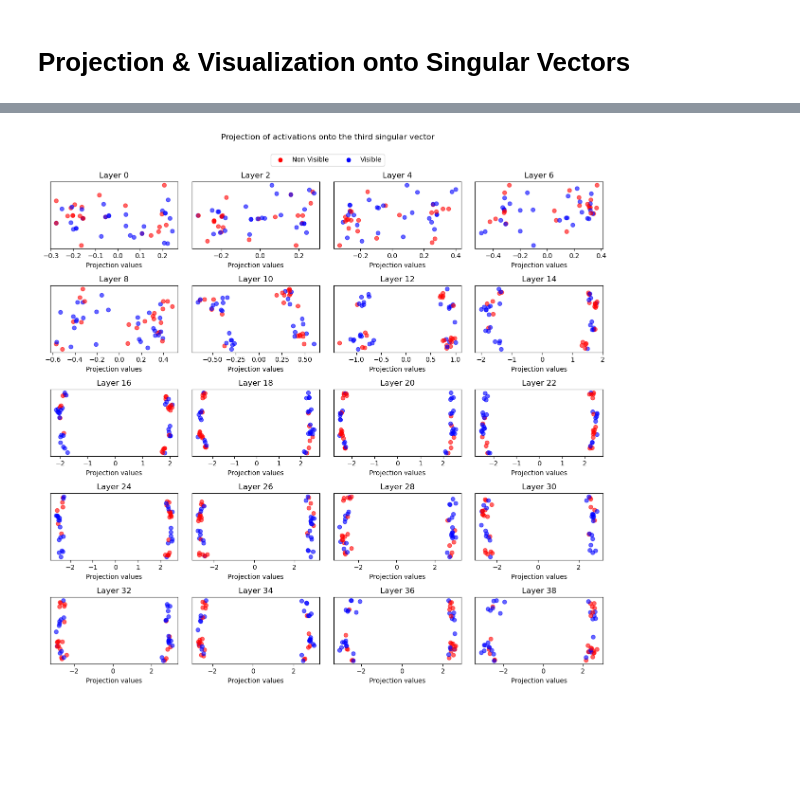
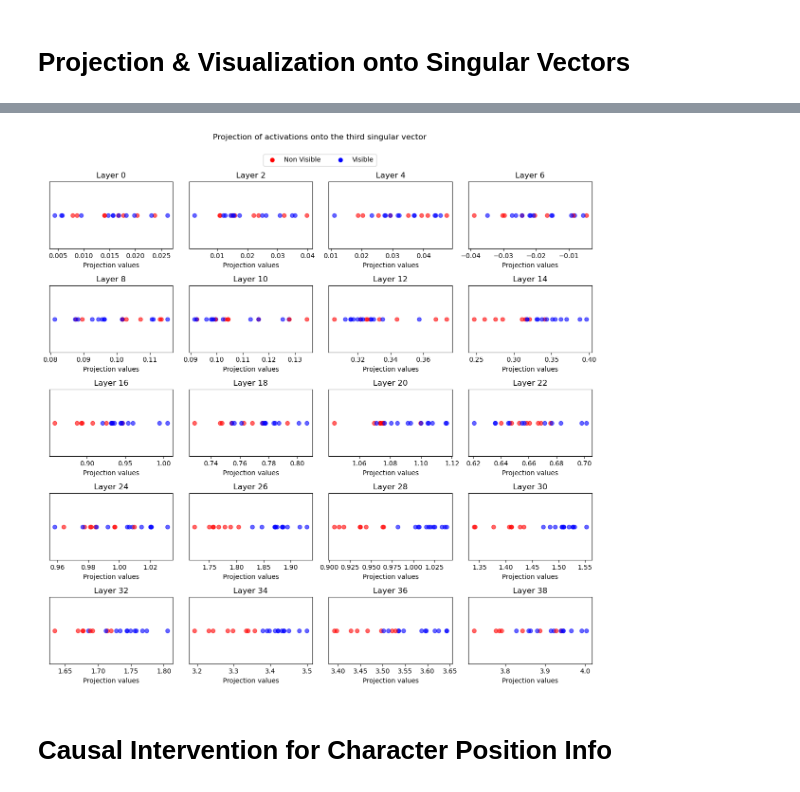
Before and after one commit to umango101/belief_tracking, a Jupyter notebook: notebooks/rep_analysis.ipynb, the cells around one changed output, grey strips where cells are left out. Cells and saved outputs as stored; diff of their text form; code cells hidden in the pictures; blank space fills up the shorter version.

Commit message:
Patching experiments using singular vectors

```diff
--- a/notebooks/rep_analysis.ipynb
+++ b/notebooks/rep_analysis.ipynb
@@ -81,21 +122,22 @@ for l in tqdm(range(40, 41)):
 # %% [markdown]
 # Load Dataset
 # %%
-n_samples = 50
+n_samples = 20
 batch_size = 1
 
 configs = []
 for _ in range(n_samples):
-    template = STORY_TEMPLATES['templates'][0]
+    template_1 = STORY_TEMPLATES['templates'][0]
+    template_2 = STORY_TEMPLATES['templates'][1]
     characters = random.sample(all_characters, 2)
-    containers = random.sample(all_containers[template["container_type"]], 2)
-    states = random.sample(all_states[template["state_type"]], 2)
+    containers = random.sample(all_containers[template_1["container_type"]], 2)
+    states = random.sample(all_states[template_1["state_type"]], 2)
     event_idx = None
     event_noticed = False
-    visibility = random.choice([True, False])
+    visibility = False
 
     sample = SampleV3(
-        template=template,
+        template=template_2 if visibility else template_1,
         characters=characters,
         containers=containers,
         states=states,
@@ -108,8 +150,9 @@ for _ in range(n_samples):
 dataset = DatasetV3(configs)
 dataloader = DataLoader(dataset, batch_size=1, shuffle=False)
 # %%
-idx = 0
-print(dataset[idx]['prompt'], dataset[idx]['target'])
+idx = 2
+sample = dataset[idx]
+print(sample['prompt'], sample['target'], sample['visibility'])
 # %% [output]
 Instruction: 1. Track the belief of each character as described in the story. 2. A character's belief is formed only when they perform an action themselves or can observe the action taking place. 3. A ...
 
@@ -119,11 +162,12 @@ Answer: float
 # %%
 acts = torch.empty(n_samples, model.config.num_hidden_layers, model.config.hidden_size)
-character_indices, visibility = [], []
+character_indices, object_indices, visibility = [], [], []
 
 for bi, data in tqdm(enumerate(dataloader), total=len(dataloader)):
     prompt = data['prompt'][0]
     character_idx = data['character_idx'][0]
     character_indices.append(character_idx)
+    object_indices.append(data['object_idx'][0])
     visibility.append(data['visibility'][0])
 
     with torch.no_grad():
@@ -132,15 +176,18 @@ for bi, data in tqdm(enumerate(dataloader), total=len(dataloader)):
 
             with tracer.invoke(prompt):
                 for l in range(model.config.num_hidden_layers):
-                    acts[bi, l] = model.model.layers[l].output[0][0, -8].cpu().save()
+                    acts[bi, l] = model.model.layers[l].output[0][0, -5].cpu().save()
 # %% [markdown]
 # Projection & Visualization onto Singular Vectors
 # %%
 projected_acts = {}
 for l in range(0, 40, 2):
-    V = torch.load(f"../svd_results/Vh_{l}.pt")
+    V = torch.load(f"../svd_results/charac_pos/Vh_{l}.pt")
     acts_l = acts[:, l, :].cuda()
     projected_acts[l] = torch.matmul(acts_l, V[2:3, :].t()).cpu().numpy()
+
+    del acts_l, V
+    torch.cuda.empty_cache()
 
 # Create a plot with 10 subplots, each subplot showing the projection of activations of layer l onto the first singular vector.
 fig, axs = plt.subplots(5, 4, figsize=(12, 12))
@@ -149,8 +196,8 @@ for l in range(0, 40, 2):
 
     for j, idx in enumerate(character_indices):
         axs[i // 4, i % 4].scatter(
-            projected_acts[l][j],
-            np.zeros_like(projected_acts[l][j]),
+            projected_acts[l][j][0],
+            np.zeros_like(projected_acts[l][j][0]),
             color='r' if idx == 0 else 'b',
             alpha=0.6
         )
@@ -166,7 +213,7 @@ custom_legend = [
 ]
 fig.legend(handles=custom_legend, loc='upper center', ncol=2, bbox_to_anchor=(0.5, 0.95))
 
-plt.suptitle("Projection of activations onto the third singular vector")
+plt.suptitle("Projection of activations onto the Third singular vector")
 plt.tight_layout(rect=[0, 0, 1, 0.95])  # Adjust layout to fit the legend
 # plt.show()
 plt.savefig("../plots/rep_viz/third_SV.png", dpi=300)
@@ -175,37 +302,42 @@ plt.savefig("../plots/rep_viz/third_SV.png", dpi=300)
 # %%
 projected_acts = {}
 for l in range(0, 40, 2):
-    V = torch.load(f"../svd_results/Vh_{l}.pt")
+    V = torch.load(f"../svd_results/visibility/Vh_{l}.pt")
     acts_l = acts[:, l, :].cuda()
-    projected_acts[l] = torch.matmul(acts_l, V[1:3, :].t()).cpu().numpy()
+    projected_acts[l] = torch.matmul(acts_l, V[:1, :].t()).cpu().numpy()
+
+    del acts_l, V
+    torch.cuda.empty_cache()
 
 # Create a plot with 10 subplots, each subplot showing the projection of activations of layer l onto the first singular vector.
 fig, axs = plt.subplots(5, 4, figsize=(12, 12))
 for l in range(0, 40, 2):
     i = l//2
 
     for j, idx in enumerate(visibility):
         axs[i // 4, i % 4].scatter(
             projected_acts[l][j][0],
-            projected_acts[l][j][1],
+            np.zeros_like(projected_acts[l][j][0]),
             color='r' if idx == 0 else 'b',
             alpha=0.6
         )
 
     axs[i // 4, i % 4].set_title(f"Layer {l}")
     axs[i // 4, i % 4].set_yticks([])
     axs[i // 4, i % 4].set_xlabel("Projection values")
 
 # Create a custom legend
 custom_legend = [
     plt.Line2D([0], [0], marker='o', color='w', markerfacecolor='r', markersize=8, label="Non Visible"),
     plt.Line2D([0], [0], marker='o', color='w', markerfacecolor='b', markersize=8, label="Visible"),
 ]
 fig.legend(handles=custom_legend, loc='upper center', ncol=2, bbox_to_anchor=(0.5, 0.95))
 
 plt.suptitle("Projection of activations onto the third singular vector")
 plt.tight_layout(rect=[0, 0, 1, 0.95])  # Adjust layout to fit the legend
 plt.show()
 # plt.savefig("../plots/rep_viz/third_SV.png", dpi=300)
 # %% [output]
-[figure, old version]
+[figure, new version]
+# %% [markdown]
+# Causal Intervention for Character Position Info
```
Also changed, not shown: parts of 41 cells of this notebook, 17 other files.
